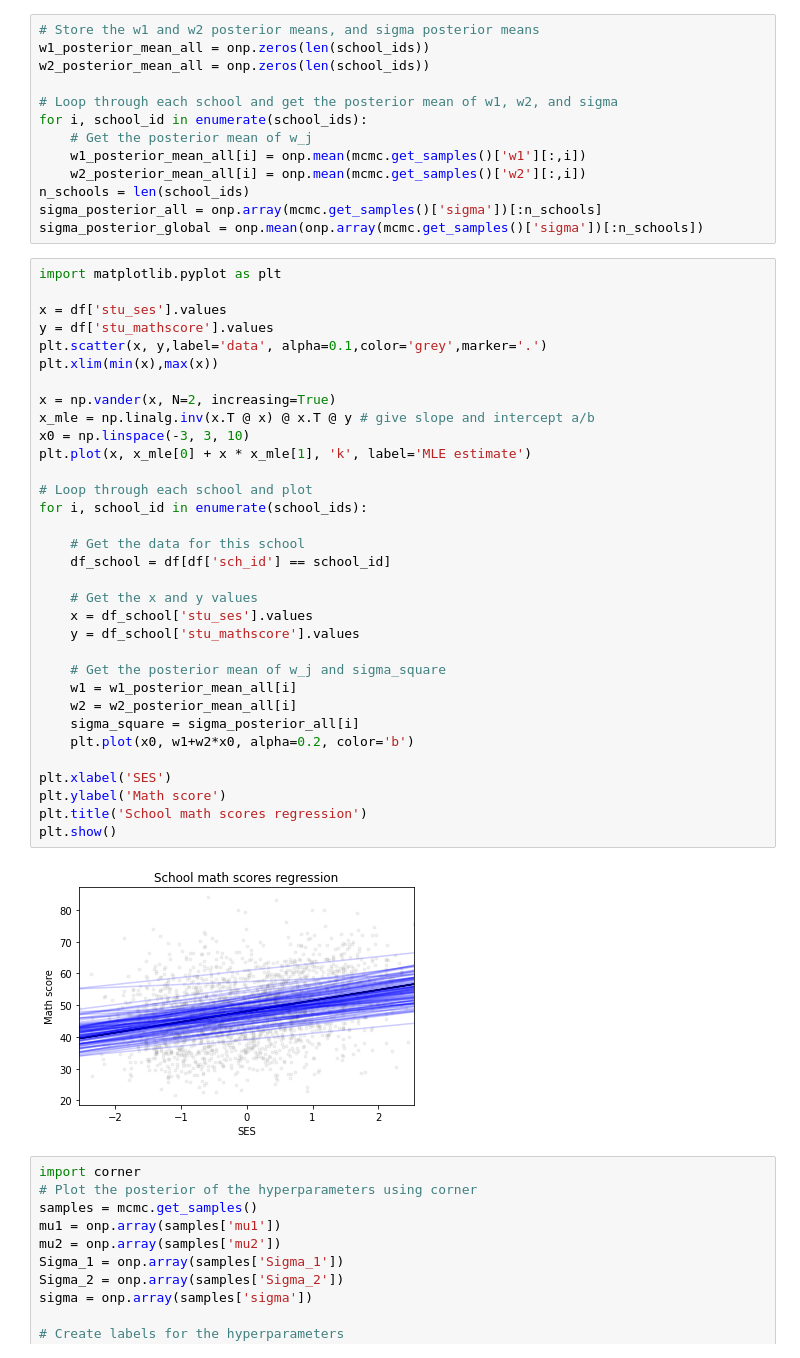
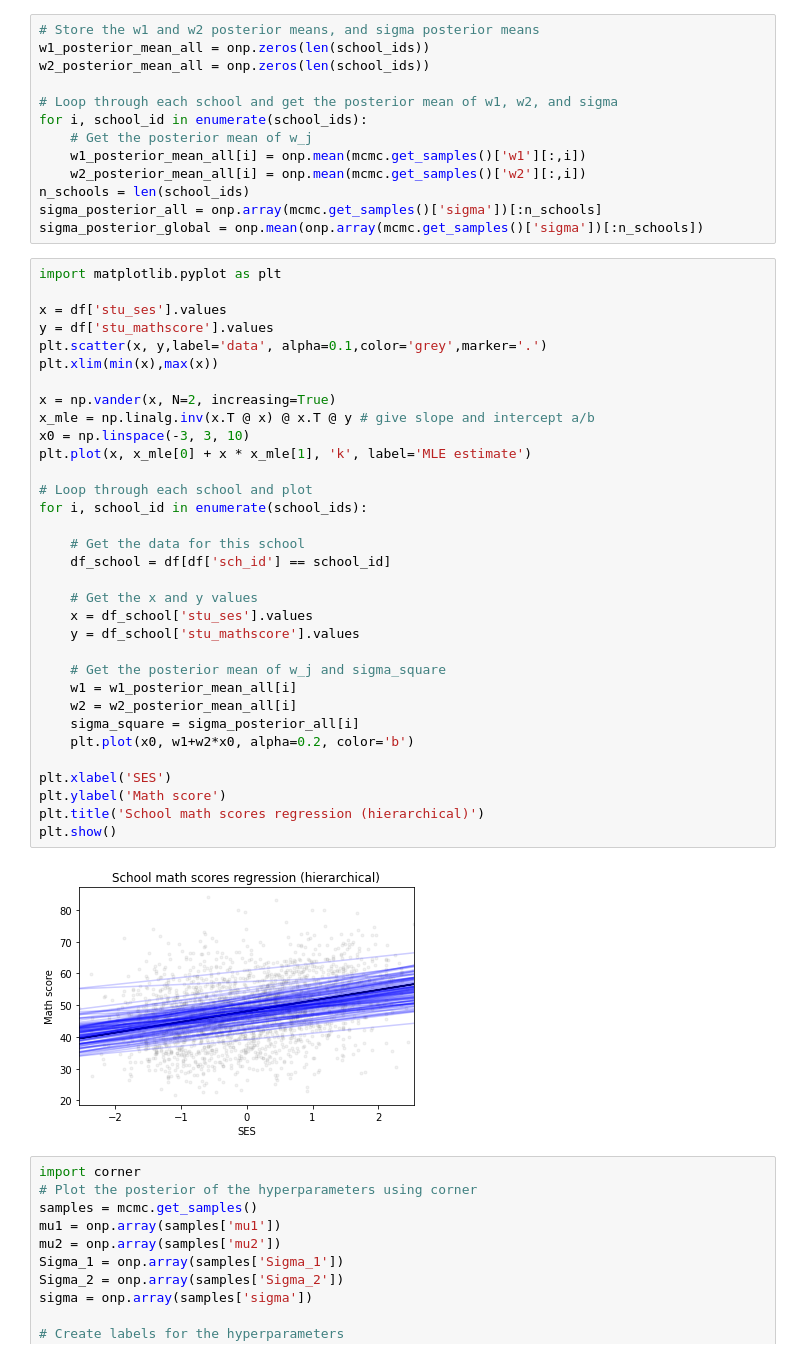
Before and after one commit to idcampbell/sml505-assignment5, a Jupyter notebook: Assignment5_MERGED.ipynb, the cells around one changed output. Saved outputs shown, nothing was run; the diff lists cells and outputs as text.

```diff
--- a/Assignment5_MERGED.ipynb
+++ b/Assignment5_MERGED.ipynb
@@ -394,35 +375,35 @@ import matplotlib.pyplot as plt
 x = df['stu_ses'].values
 y = df['stu_mathscore'].values
 plt.scatter(x, y,label='data', alpha=0.1,color='grey',marker='.')
 plt.xlim(min(x),max(x))
 
 x = np.vander(x, N=2, increasing=True)
 x_mle = np.linalg.inv(x.T @ x) @ x.T @ y # give slope and intercept a/b
 x0 = np.linspace(-3, 3, 10)
 plt.plot(x, x_mle[0] + x * x_mle[1], 'k', label='MLE estimate')
 
 # Loop through each school and plot
 for i, school_id in enumerate(school_ids):
 
     # Get the data for this school
     df_school = df[df['sch_id'] == school_id]
 
     # Get the x and y values
     x = df_school['stu_ses'].values
     y = df_school['stu_mathscore'].values
 
     # Get the posterior mean of w_j and sigma_square
     w1 = w1_posterior_mean_all[i]
     w2 = w2_posterior_mean_all[i]
     sigma_square = sigma_posterior_all[i]
     plt.plot(x0, w1+w2*x0, alpha=0.2, color='b')
 
 plt.xlabel('SES')
 plt.ylabel('Math score')
-plt.title('School math scores regression')
+plt.title('School math scores regression (hierarchical)')
 plt.show()
 # %% [output]
-[figure, old version]
+[figure, new version]
 # %%
 import corner
 # Plot the posterior of the hyperparameters using corner
```
Also changed, not shown: parts of 8 cells of this notebook.
